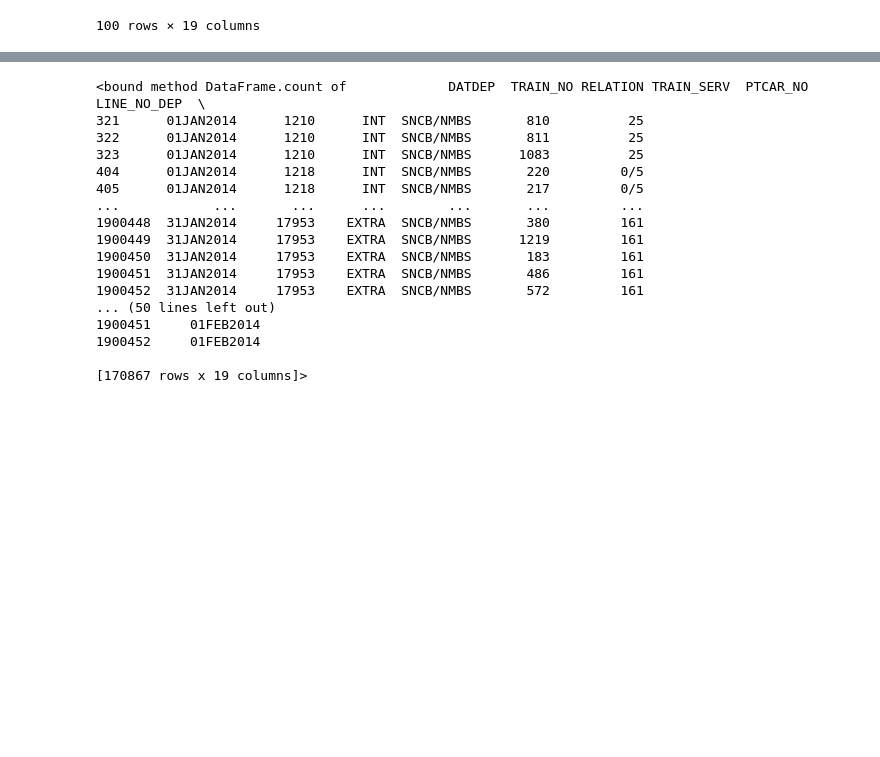
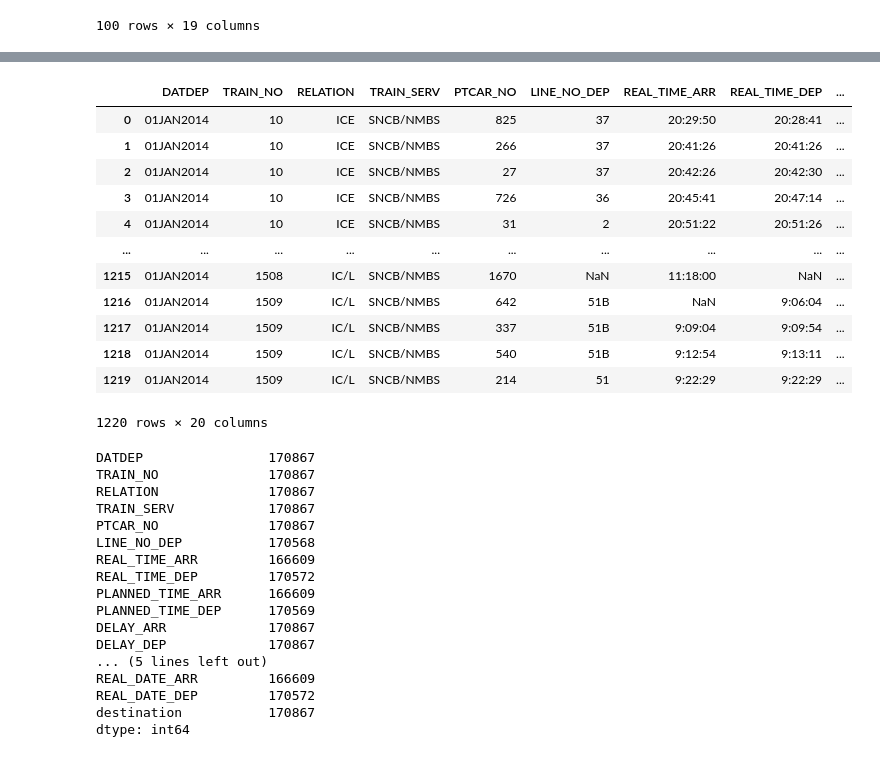
Before and after one commit to ilse-espino/train_delays_belgium, a Jupyter notebook: data_discovery.ipynb, the cells around one changed output, grey strips where cells are left out. Cells and saved outputs as stored; diff of their text form; code cells hidden in the pictures; blank space fills up the shorter version.

Commit message:
"add destination column"

```diff
--- a/data_discovery.ipynb
+++ b/data_discovery.ipynb
@@ -44,22 +63,40 @@ df.head(100)
+# %%
+df['destination'] = df.groupby(['DATDEP', 'TRAIN_NO'], sort=False)['PTCAR_LG_NM_NL'].transform('last')
+# %%
+df.head(1220)
+# %% [output]
+|  | DATDEP | TRAIN_NO | RELATION | TRAIN_SERV | PTCAR_NO | LINE_NO_DEP | REAL_TIME_ARR | REAL_TIME_DEP | ... |
+| 0 | 01JAN2014 | 10 | ICE | SNCB/NMBS | 825 | 37 | 20:29:50 | 20:28:41 | ... |
+| 1 | 01JAN2014 | 10 | ICE | SNCB/NMBS | 266 | 37 | 20:41:26 | 20:41:26 | ... |
+| 2 | 01JAN2014 | 10 | ICE | SNCB/NMBS | 27 | 37 | 20:42:26 | 20:42:30 | ... |
+| 3 | 01JAN2014 | 10 | ICE | SNCB/NMBS | 726 | 36 | 20:45:41 | 20:47:14 | ... |
+| 4 | 01JAN2014 | 10 | ICE | SNCB/NMBS | 31 | 2 | 20:51:22 | 20:51:26 | ... |
+| ... | ... | ... | ... | ... | ... | ... | ... | ... | ... |
+| 1215 | 01JAN2014 | 1508 | IC/L | SNCB/NMBS | 1670 | NaN | 11:18:00 | NaN | ... |
+| 1216 | 01JAN2014 | 1509 | IC/L | SNCB/NMBS | 642 | 51B | NaN | 9:06:04 | ... |
+| 1217 | 01JAN2014 | 1509 | IC/L | SNCB/NMBS | 337 | 51B | 9:09:04 | 9:09:54 | ... |
+| 1218 | 01JAN2014 | 1509 | IC/L | SNCB/NMBS | 540 | 51B | 9:12:54 | 9:13:11 | ... |
+| 1219 | 01JAN2014 | 1509 | IC/L | SNCB/NMBS | 214 | 51 | 9:22:29 | 9:22:29 | ... |
+1220 rows × 20 columns
 # %%
 df2 = df[df.DELAY_DEP > 360]
 # %%
-df2.count
+df2.count()
 # %% [output]
-<bound method DataFrame.count of             DATDEP  TRAIN_NO RELATION TRAIN_SERV  PTCAR_NO LINE_NO_DEP  \
-321      01JAN2014      1210      INT  SNCB/NMBS       810          25
-322      01JAN2014      1210      INT  SNCB/NMBS       811          25
-323      01JAN2014      1210      INT  SNCB/NMBS      1083          25
-404      01JAN2014      1218      INT  SNCB/NMBS       220         0/5
-405      01JAN2014      1218      INT  SNCB/NMBS       217         0/5
-...            ...       ...      ...        ...       ...         ...
-1900448  31JAN2014     17953    EXTRA  SNCB/NMBS       380         161
-1900449  31JAN2014     17953    EXTRA  SNCB/NMBS      1219         161
-1900450  31JAN2014     17953    EXTRA  SNCB/NMBS       183         161
-1900451  31JAN2014     17953    EXTRA  SNCB/NMBS       486         161
-1900452  31JAN2014     17953    EXTRA  SNCB/NMBS       572         161
-... (50 lines left out)
-1900451     01FEB2014
-1900452     01FEB2014
-
-[170867 rows x 19 columns]>
+DATDEP                170867
+TRAIN_NO              170867
+RELATION              170867
+TRAIN_SERV            170867
+PTCAR_NO              170867
+LINE_NO_DEP           170568
+REAL_TIME_ARR         166609
+REAL_TIME_DEP         170572
+PLANNED_TIME_ARR      166609
+PLANNED_TIME_DEP      170569
+DELAY_ARR             170867
+DELAY_DEP             170867
+... (5 lines left out)
+REAL_DATE_ARR         166609
+REAL_DATE_DEP         170572
+destination           170867
+dtype: int64
```
Also changed, not shown: parts of 7 cells of this notebook.
